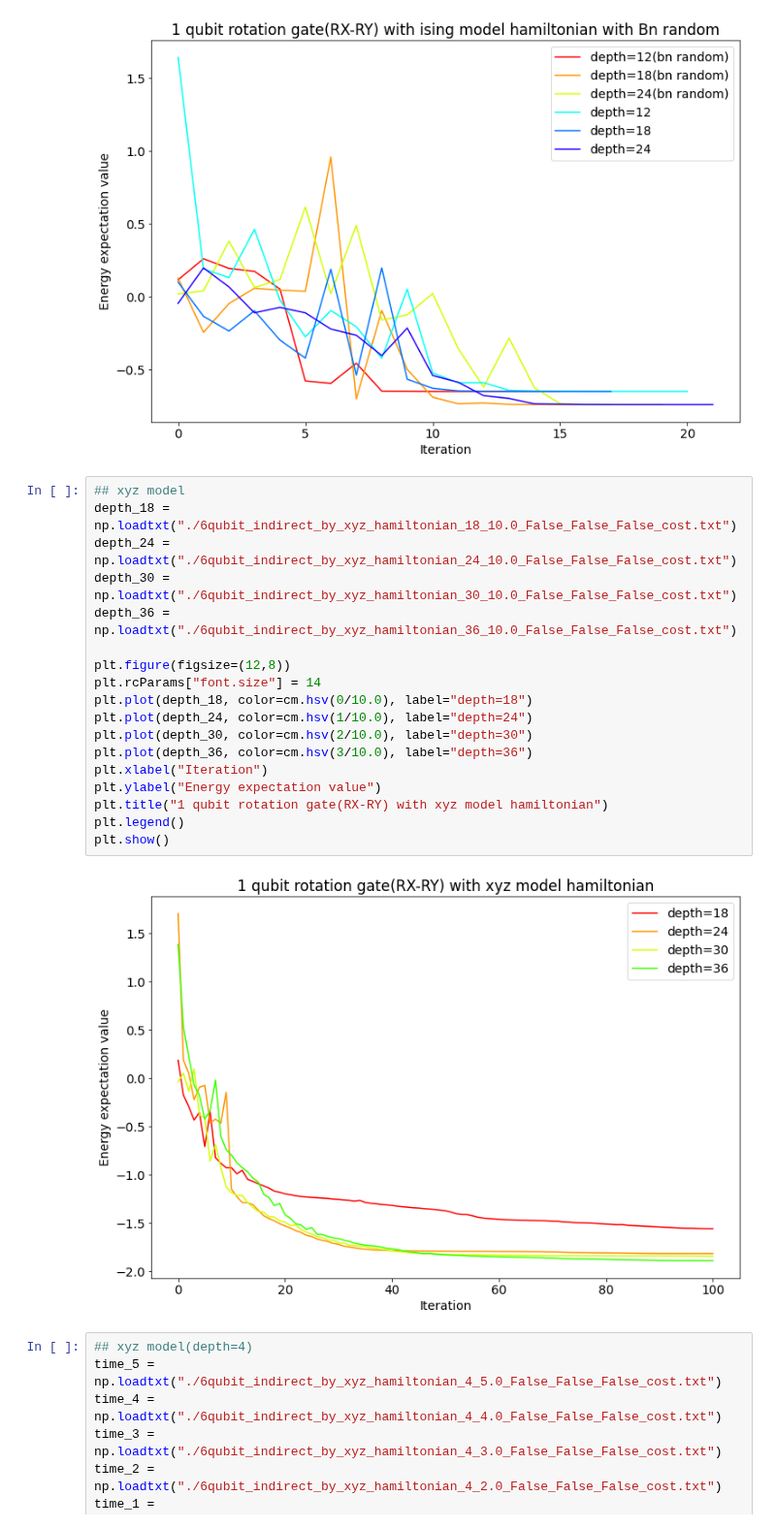
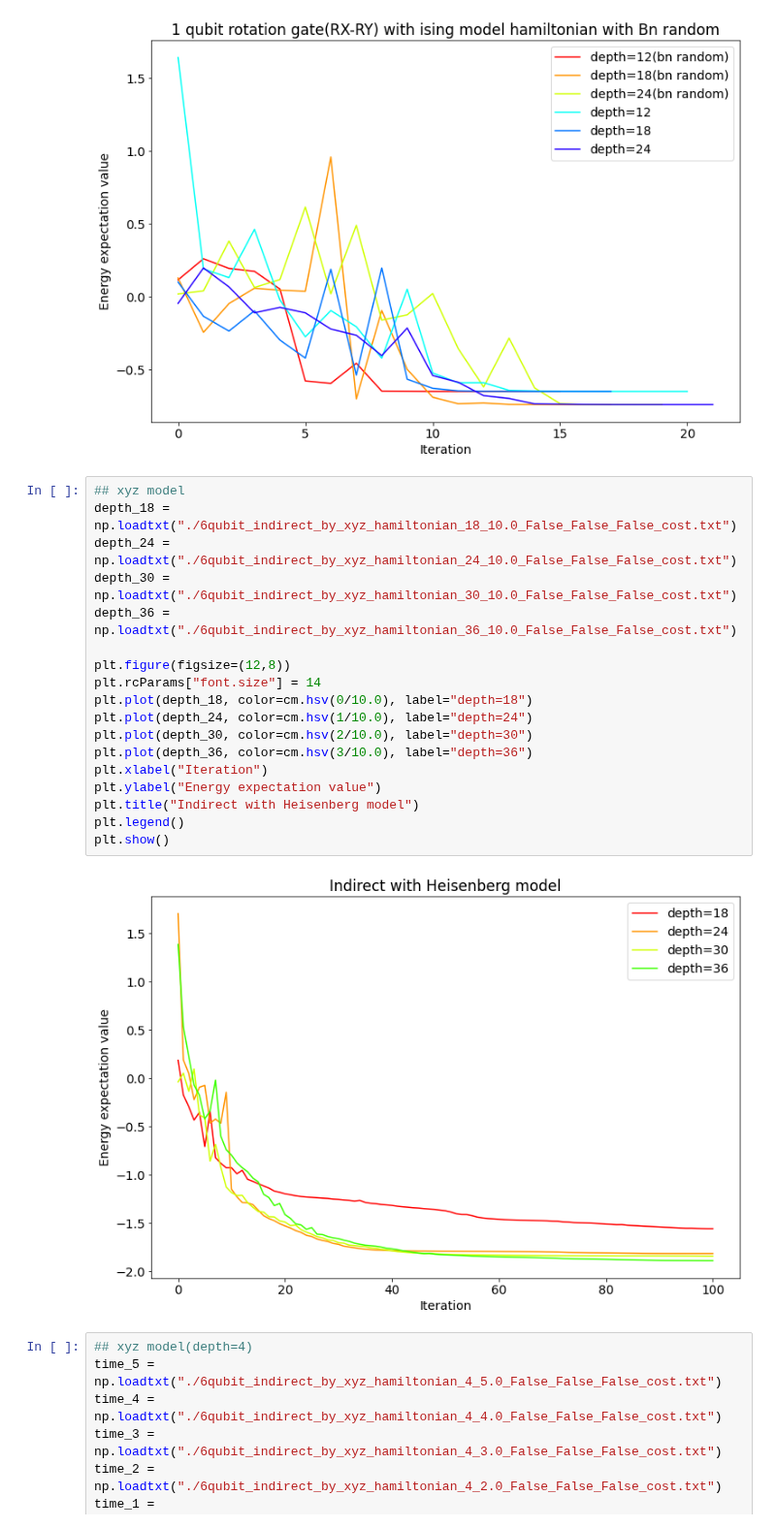
Before and after one commit to tanan/qsimu, a Jupyter notebook: qulacs/indirect/results/1_vqe_results.ipynb, the cells around one changed output. Shown at 97% size. Cells and saved outputs as stored; diff of their text form.

```diff
--- a/qulacs/indirect/results/1_vqe_results.ipynb
+++ b/qulacs/indirect/results/1_vqe_results.ipynb
@@ -88,23 +89,23 @@ plt.show()
 # %%
 ## xyz model
 depth_18 = np.loadtxt("./6qubit_indirect_by_xyz_hamiltonian_18_10.0_False_False_False_cost.txt")
 depth_24 = np.loadtxt("./6qubit_indirect_by_xyz_hamiltonian_24_10.0_False_False_False_cost.txt")
 depth_30 = np.loadtxt("./6qubit_indirect_by_xyz_hamiltonian_30_10.0_False_False_False_cost.txt")
 depth_36 = np.loadtxt("./6qubit_indirect_by_xyz_hamiltonian_36_10.0_False_False_False_cost.txt")
 
 plt.figure(figsize=(12,8))
 plt.rcParams["font.size"] = 14
 plt.plot(depth_18, color=cm.hsv(0/10.0), label="depth=18")
 plt.plot(depth_24, color=cm.hsv(1/10.0), label="depth=24")
 plt.plot(depth_30, color=cm.hsv(2/10.0), label="depth=30")
 plt.plot(depth_36, color=cm.hsv(3/10.0), label="depth=36")
 plt.xlabel("Iteration")
 plt.ylabel("Energy expectation value")
-plt.title("1 qubit rotation gate(RX-RY) with xyz model hamiltonian")
+plt.title("Indirect with Heisenberg model")
 plt.legend()
 plt.show()
 # %% [output]
-[figure, old version]
+[figure, new version]
 # %%
 ## xyz model(depth=4)
 time_5 = np.loadtxt("./6qubit_indirect_by_xyz_hamiltonian_4_5.0_False_False_False_cost.txt")
```
Also changed, not shown: parts of 1 cell of this notebook, 1 other file.
